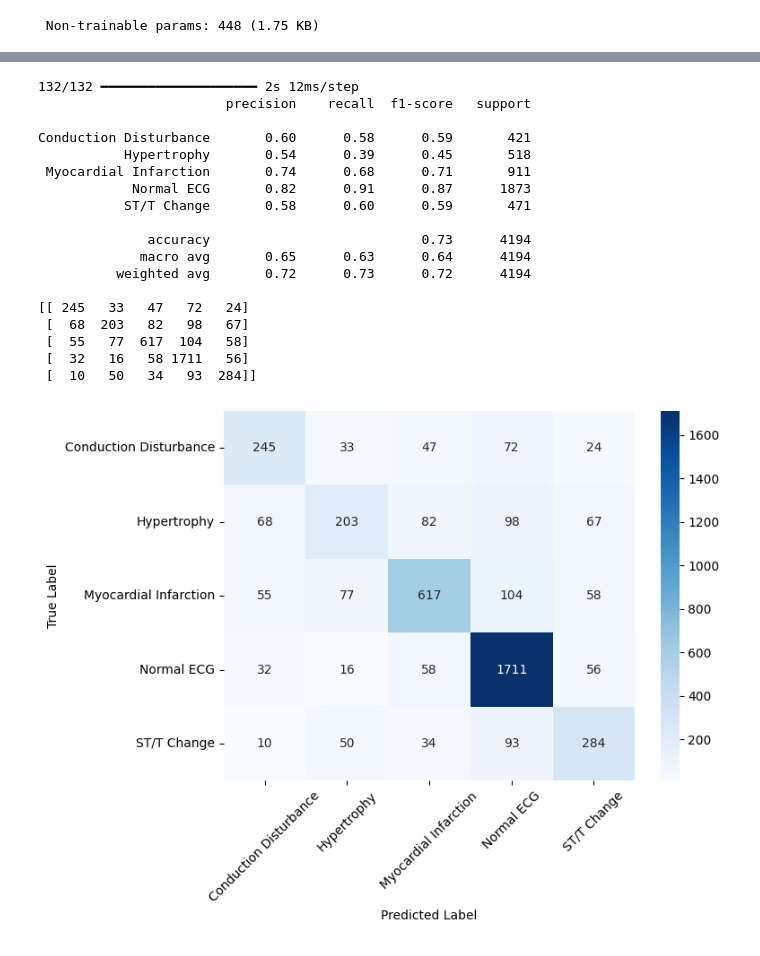
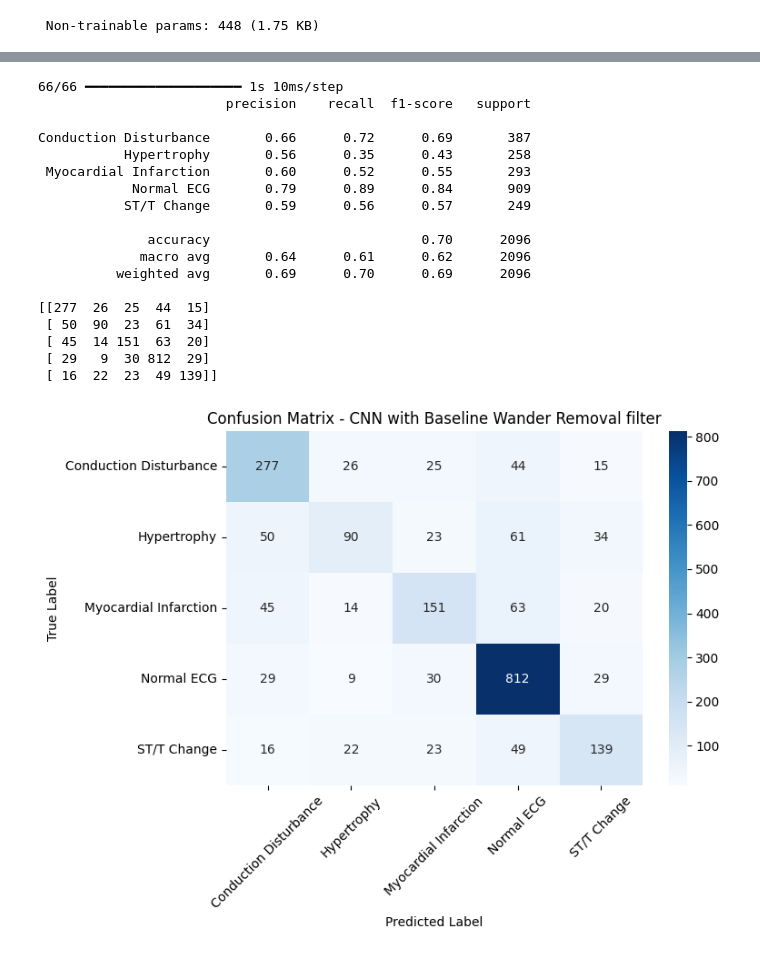
Before and after one commit to Willatron09/Dissertation, a Jupyter notebook: bwrFilterCNN.ipynb, the cells around one changed output, grey strips where cells are left out. Drawn from its saved outputs; the diff is of its cells as text; code cells hidden in the pictures.

```diff
--- a/bwrFilterCNN.ipynb
+++ b/bwrFilterCNN.ipynb
@@ -82,6 +82,7 @@ df = pd.DataFrame()
 df['ecg_signal'] = list(ecg_data)
 df['diagnosis'] = patient_data['mapped_class'].values
 df['age'] = patient_data['age'].values
+df['strat_fold'] = patient_data['strat_fold'].values
 df = df[(df['age'] <= 100) & (df['age'] >= 18)]
 df
 # %% [output]
@@ -146,9 +147,23 @@ y_int = le.fit_transform(df["diagnosis"])
 y = to_categorical(y_int)
 
 
-X_train, X_val, y_train, y_val = train_test_split(
-    X, y, test_size=0.2, random_state=42, stratify=y_int
-)
+train_mask = df['strat_fold'].isin([1,2,3,4,5,6,7,8])
+val_mask = df['strat_fold'] == 9
+test_mask = df['strat_fold'] == 10
 
-print("X:", X_train.shape, "y:", y_train.shape)
+X_train = X[train_mask]
+X_val = X[val_mask]
+X_test = X[test_mask]
+
+y_train = y[train_mask]
+y_val = y[val_mask]
+y_test = y[test_mask]
+
+y_train_int = y_int[train_mask]
+y_val_int = y_int[val_mask]
+y_test_int = y_int[test_mask]
+
+print("X_train:", X_train.shape, "y_train:", y_train.shape)
+print("X_val:", X_val.shape, "y_val:", y_val.shape)
+print("X_test:", X_test.shape, "y_test:", y_test.shape)
 # %% [output]
@@ -260,51 +277,51 @@ y_true = y_val.argmax(axis=1)
 print(classification_report(y_true, y_pred, target_names=le.classes_))
 print(confusion_matrix(y_true, y_pred))
 # %% [output]
-132/132 ━━━━━━━━━━━━━━━━━━━━ 2s 12ms/step
+66/66 ━━━━━━━━━━━━━━━━━━━━ 1s 10ms/step
                         precision    recall  f1-score   support
 
-Conduction Disturbance       0.60      0.58      0.59       421
-           Hypertrophy       0.54      0.39      0.45       518
- Myocardial Infarction       0.74      0.68      0.71       911
-            Normal ECG       0.82      0.91      0.87      1873
-           ST/T Change       0.58      0.60      0.59       471
+Conduction Disturbance       0.66      0.72      0.69       387
+           Hypertrophy       0.56      0.35      0.43       258
+ Myocardial Infarction       0.60      0.52      0.55       293
+            Normal ECG       0.79      0.89      0.84       909
+           ST/T Change       0.59      0.56      0.57       249
 
-              accuracy                           0.73      4194
-             macro avg       0.65      0.63      0.64      4194
-          weighted avg       0.72      0.73      0.72      4194
+              accuracy                           0.70      2096
+             macro avg       0.64      0.61      0.62      2096
+          weighted avg       0.69      0.70      0.69      2096
 
-[[ 245   33   47   72   24]
- [  68  203   82   98   67]
- [  55   77  617  104   58]
- [  32   16   58 1711   56]
- [  10   50   34   93  284]]
+[[277  26  25  44  15]
+ [ 50  90  23  61  34]
+ [ 45  14 151  63  20]
+ [ 29   9  30 812  29]
+ [ 16  22  23  49 139]]
 # %%
 from sklearn.metrics import confusion_matrix
 import numpy as np
 
 cm = confusion_matrix(y_true, y_pred)
 
 import seaborn as sns
 import matplotlib.pyplot as plt
 
 plt.figure(figsize=(8,6))
 
 sns.heatmap(
     cm,
     annot=True,
     fmt="d",
     cmap="Blues",
     xticklabels=le.classes_,
     yticklabels=le.classes_
 )
 
 plt.xlabel("Predicted Label")
 plt.ylabel("True Label")
-
+plt.title("Confusion Matrix - CNN with Baseline Wander Removal filter")
 plt.xticks(rotation=45)
 plt.yticks(rotation=0)
 
 plt.tight_layout()
 plt.show()
 # %% [output]
-[figure, old version]
+[figure, new version]
```
Also changed, not shown: parts of 6 cells of this notebook, 1 other file.
